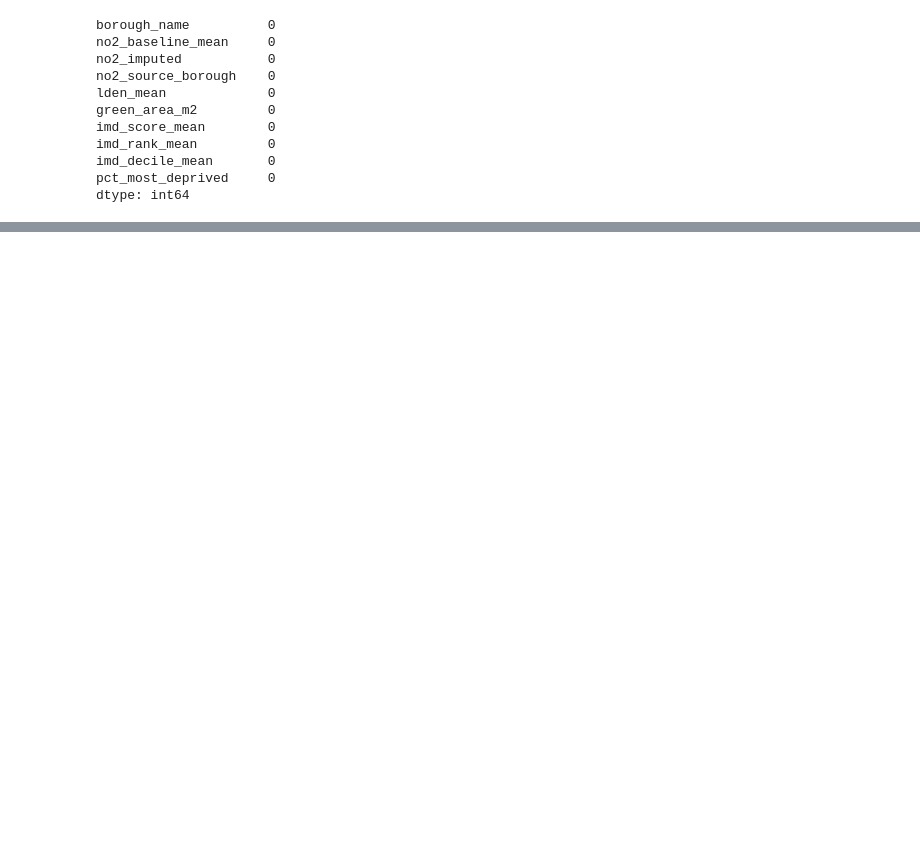
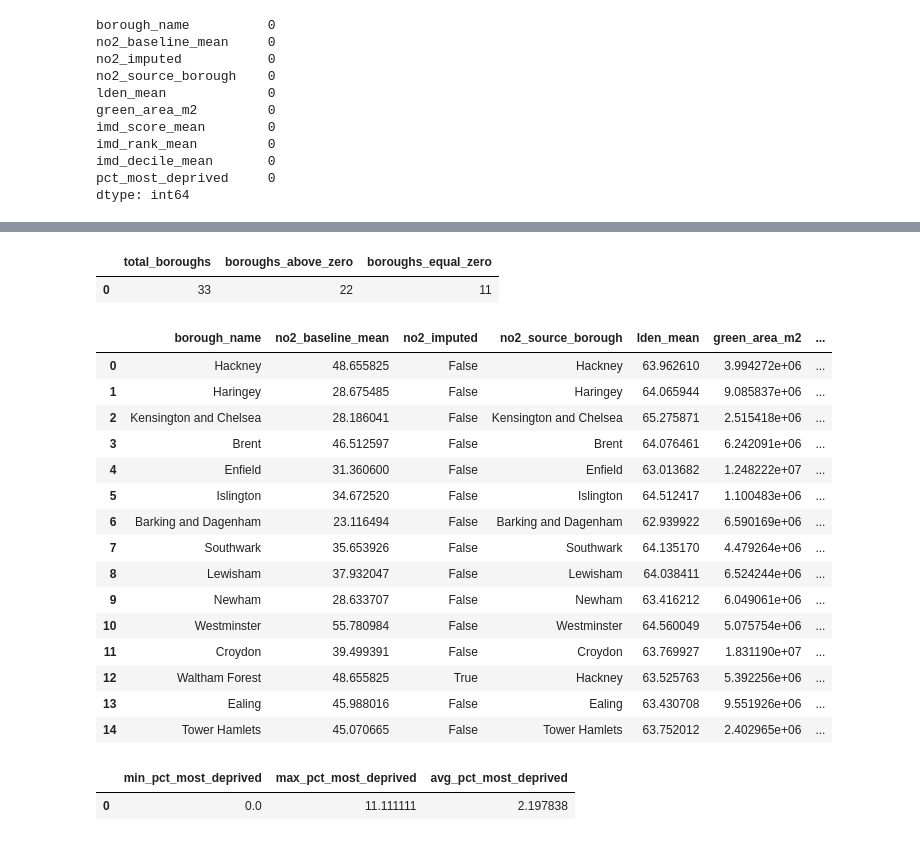
Before and after one commit to Katylll/EnvHealthLondon, a Jupyter notebook: notebooks/02_preprocessing.ipynb, the cells around one changed output, grey strips where cells are left out. Cells and saved outputs as stored; diff of their text form; code cells hidden in the pictures; blank space fills up the shorter version.

```diff
--- a/notebooks/02_preprocessing.ipynb
+++ b/notebooks/02_preprocessing.ipynb
@@ -230,0 +309,22 @@ dtype: int64
+# %%
+from google.oauth2 import service_account
+from google.cloud import bigquery
+
+creds = service_account.Credentials.from_service_account_file(KEY_PATH)
+
+bq_client = bigquery.Client(
+    credentials=creds,
+    project=GCP_PROJECT
+)
+
+job = bq_client.load_table_from_dataframe(
+    master,
+    BQ_TABLE_MAIN,
+    job_config=bigquery.LoadJobConfig(
+        write_disposition="WRITE_TRUNCATE"
+    )
+)
+
+job.result()
+
+print(f"Loaded master table to BigQuery: {BQ_TABLE_MAIN}")
@@ -230,0 +407,53 @@ dtype: int64
+# %%
+query = f"""
+SELECT
+  COUNT(*) AS total_boroughs,
+  SUM(CASE WHEN pct_most_deprived > 0 THEN 1 ELSE 0 END) AS boroughs_above_zero,
+  SUM(CASE WHEN pct_most_deprived = 0 THEN 1 ELSE 0 END) AS boroughs_equal_zero
+FROM `{BQ_TABLE_MAIN}`
+"""
+
+bq_client.query(query).to_dataframe()
+# %% [output]
+|  | total_boroughs | boroughs_above_zero | boroughs_equal_zero |
+| 0 | 33 | 22 | 11 |
+# %%
+query = f"""
+SELECT *
+FROM `{BQ_TABLE_MAIN}`
+ORDER BY pct_most_deprived DESC
+LIMIT 15
+"""
+
+df_check = bq_client.query(query).to_dataframe()
+df_check
+# %% [output]
+|  | borough_name | no2_baseline_mean | no2_imputed | no2_source_borough | lden_mean | green_area_m2 | ... |
+| 0 | Hackney | 48.655825 | False | Hackney | 63.962610 | 3.994272e+06 | ... |
+| 1 | Haringey | 28.675485 | False | Haringey | 64.065944 | 9.085837e+06 | ... |
+| 2 | Kensington and Chelsea | 28.186041 | False | Kensington and Chelsea | 65.275871 | 2.515418e+06 | ... |
+| 3 | Brent | 46.512597 | False | Brent | 64.076461 | 6.242091e+06 | ... |
+| 4 | Enfield | 31.360600 | False | Enfield | 63.013682 | 1.248222e+07 | ... |
+| 5 | Islington | 34.672520 | False | Islington | 64.512417 | 1.100483e+06 | ... |
+| 6 | Barking and Dagenham | 23.116494 | False | Barking and Dagenham | 62.939922 | 6.590169e+06 | ... |
+| 7 | Southwark | 35.653926 | False | Southwark | 64.135170 | 4.479264e+06 | ... |
+| 8 | Lewisham | 37.932047 | False | Lewisham | 64.038411 | 6.524244e+06 | ... |
+| 9 | Newham | 28.633707 | False | Newham | 63.416212 | 6.049061e+06 | ... |
+| 10 | Westminster | 55.780984 | False | Westminster | 64.560049 | 5.075754e+06 | ... |
+| 11 | Croydon | 39.499391 | False | Croydon | 63.769927 | 1.831190e+07 | ... |
+| 12 | Waltham Forest | 48.655825 | True | Hackney | 63.525763 | 5.392256e+06 | ... |
+| 13 | Ealing | 45.988016 | False | Ealing | 63.430708 | 9.551926e+06 | ... |
+| 14 | Tower Hamlets | 45.070665 | False | Tower Hamlets | 63.752012 | 2.402965e+06 | ... |
+# %%
+query = f"""
+SELECT
+  MIN(pct_most_deprived) AS min_pct_most_deprived,
+  MAX(pct_most_deprived) AS max_pct_most_deprived,
+  AVG(pct_most_deprived) AS avg_pct_most_deprived
+FROM `{BQ_TABLE_MAIN}`
+"""
+
+bq_client.query(query).to_dataframe()
+# %% [output]
+|  | min_pct_most_deprived | max_pct_most_deprived | avg_pct_most_deprived |
+| 0 | 0.0 | 11.111111 | 2.197838 |
```
Also changed, not shown: parts of 15 cells of this notebook, 1 other file.
